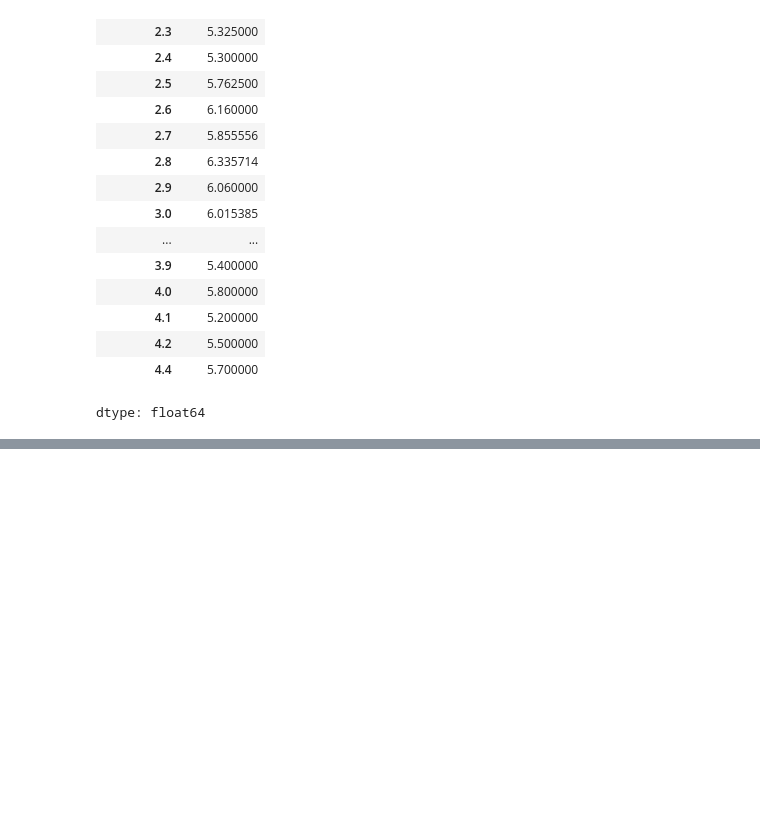
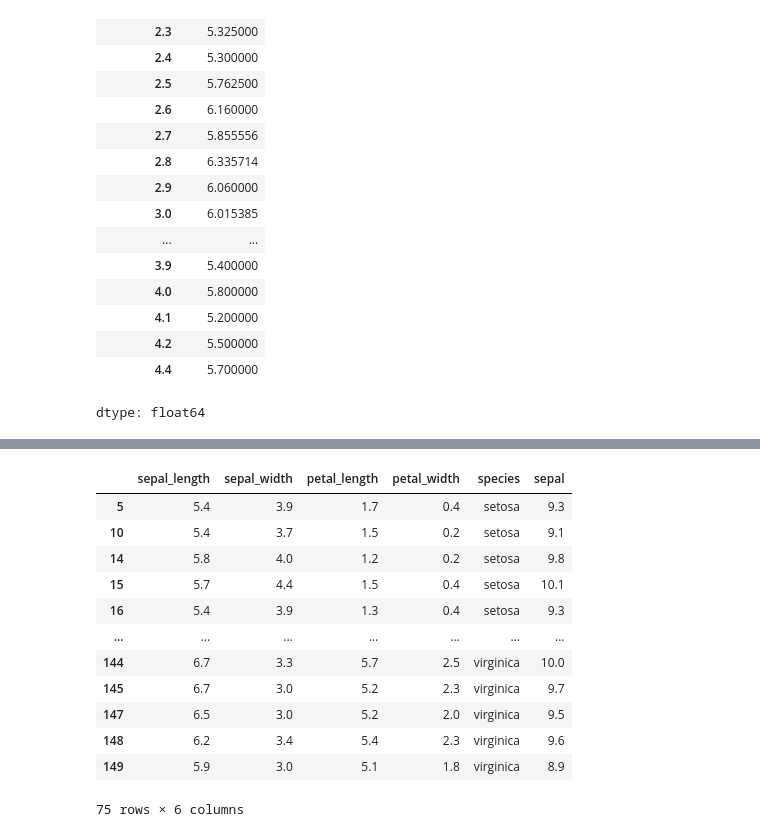
Before and after one commit to avishkajindal05/DAY-25-AM, a Jupyter notebook: part_A_B.ipynb, the cells around one changed output, grey strips where cells are left out. Cells and saved outputs as stored; diff of their text form; code cells hidden in the pictures; blank space fills up the shorter version.

```diff
--- a/part_A_B.ipynb
+++ b/part_A_B.ipynb
@@ -445,0 +462,26 @@ dtype: float64
+# %%
+#Ans 2:
+data = df["sepal"].mean()
+filter = df[df["sepal"] > data]
+filter
+#mean = f"{data:.2f}"
+#mean = float(mean)
+#print(mean)
+#df["sepal"].dtypes
+#df[(df["sepal"]> mean).all(axis = 0)]
+#filtered_rows = df.iloc[df[:,1:] > data]
+#print(filtered_rows)
+# %% [output]
+|  | sepal_length | sepal_width | petal_length | petal_width | species | sepal |
+| 5 | 5.4 | 3.9 | 1.7 | 0.4 | setosa | 9.3 |
+| 10 | 5.4 | 3.7 | 1.5 | 0.2 | setosa | 9.1 |
+| 14 | 5.8 | 4.0 | 1.2 | 0.2 | setosa | 9.8 |
+| 15 | 5.7 | 4.4 | 1.5 | 0.4 | setosa | 10.1 |
+| 16 | 5.4 | 3.9 | 1.3 | 0.4 | setosa | 9.3 |
+| ... | ... | ... | ... | ... | ... | ... |
+| 144 | 6.7 | 3.3 | 5.7 | 2.5 | virginica | 10.0 |
+| 145 | 6.7 | 3.0 | 5.2 | 2.3 | virginica | 9.7 |
+| 147 | 6.5 | 3.0 | 5.2 | 2.0 | virginica | 9.5 |
+| 148 | 6.2 | 3.4 | 5.4 | 2.3 | virginica | 9.6 |
+| 149 | 5.9 | 3.0 | 5.1 | 1.8 | virginica | 8.9 |
+75 rows × 6 columns
```
Also changed, not shown: parts of 5 cells of this notebook.
